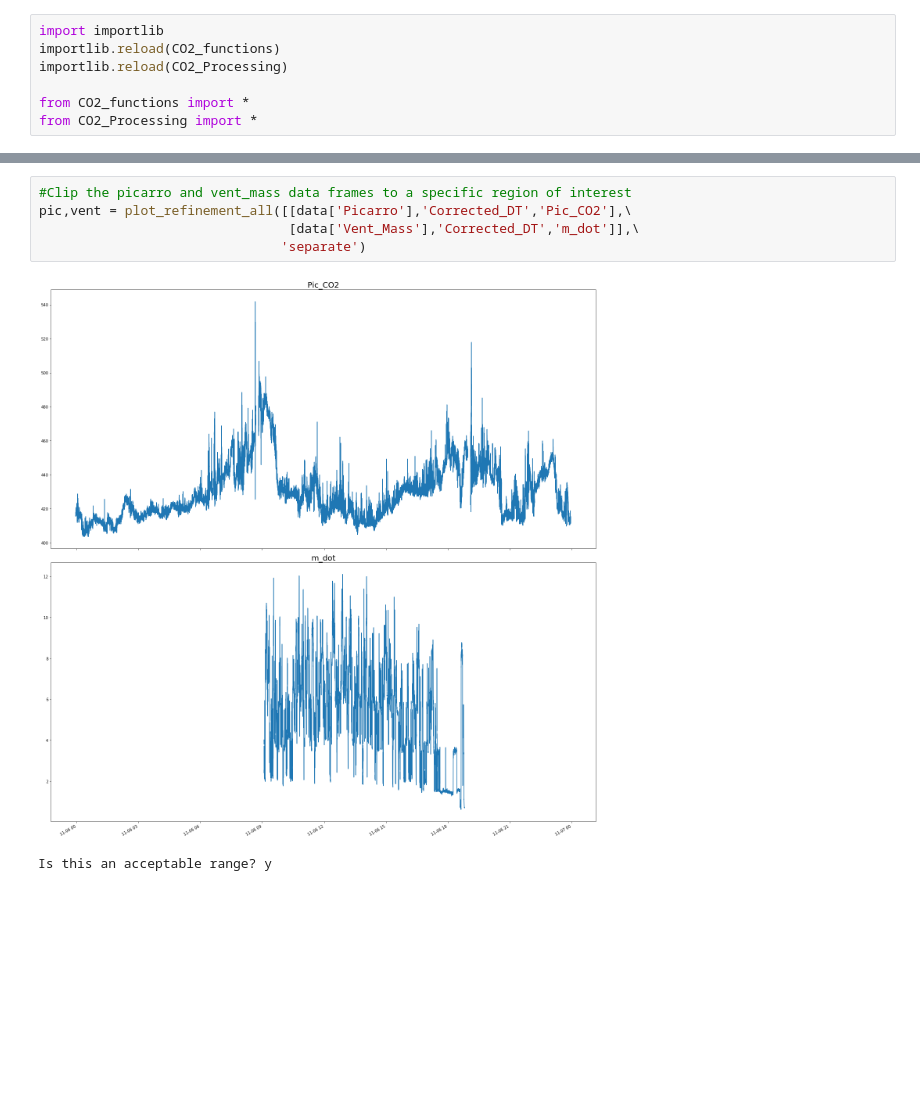
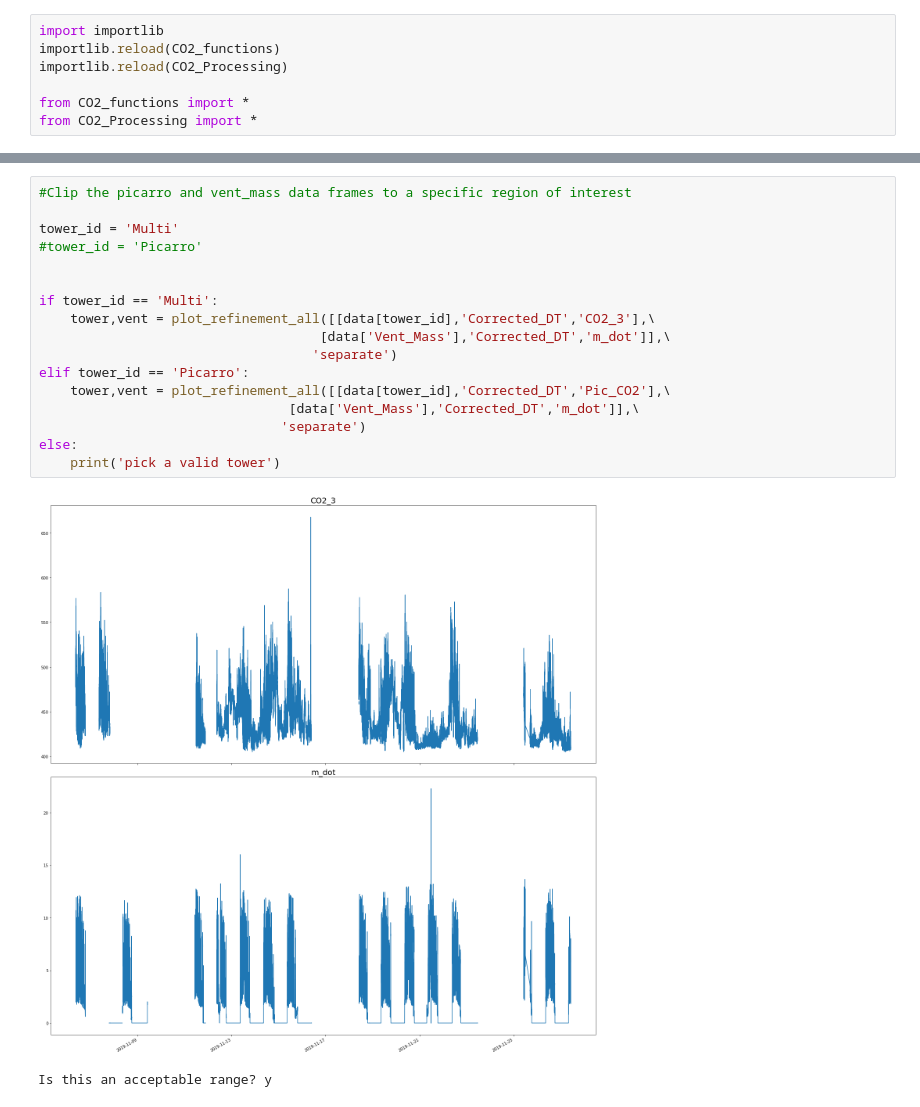
Before and after one commit to agmeyer4/CO2_Eddy, a Jupyter notebook: ML.ipynb, the cells around one changed output, grey strips where cells are left out. Cells and saved outputs as stored; diff of their text form; blank space fills up the shorter version.

```diff
--- a/ML.ipynb
+++ b/ML.ipynb
@@ -75,11 +77,23 @@ Concatenating Multi Data
 setting night vent data to zero
 # %%
 #Clip the picarro and vent_mass data frames to a specific region of interest
-pic,vent = plot_refinement_all([[data['Picarro'],'Corrected_DT','Pic_CO2'],\
+
+tower_id = 'Multi'
+#tower_id = 'Picarro'
+
+
+if tower_id == 'Multi':
+    tower,vent = plot_refinement_all([[data[tower_id],'Corrected_DT','CO2_3'],\
+                                    [data['Vent_Mass'],'Corrected_DT','m_dot']],\
+                                   'separate')
+elif tower_id == 'Picarro':
+    tower,vent = plot_refinement_all([[data[tower_id],'Corrected_DT','Pic_CO2'],\
                                 [data['Vent_Mass'],'Corrected_DT','m_dot']],\
                                'separate')
+else:
+    print('pick a valid tower')
 # %% [output]
-[figure, old version]
+[figure, new version]
 Is this an acceptable range? y
 # %%
 #Apply a moving average and downsample
```
Also changed, not shown: parts of 47 cells of this notebook, 4 other files.
